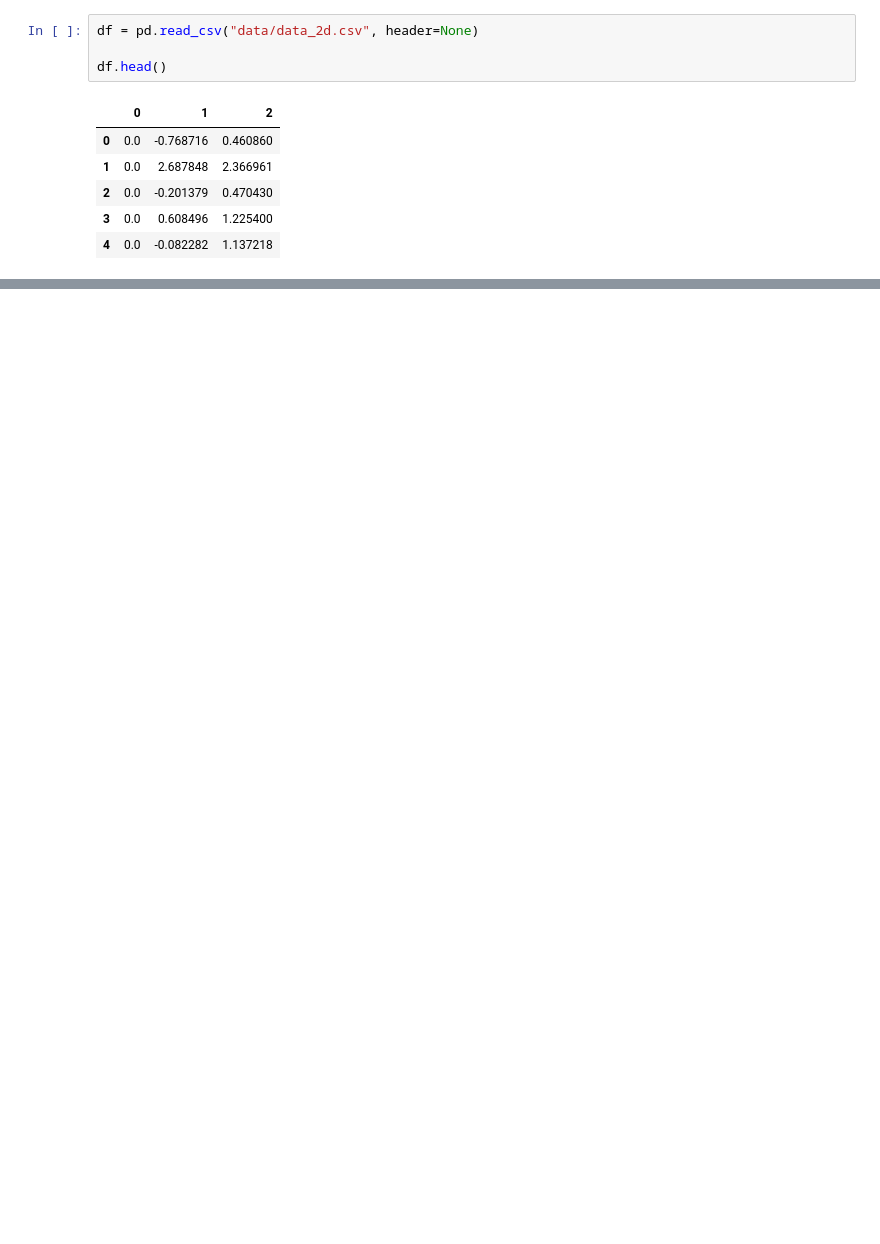
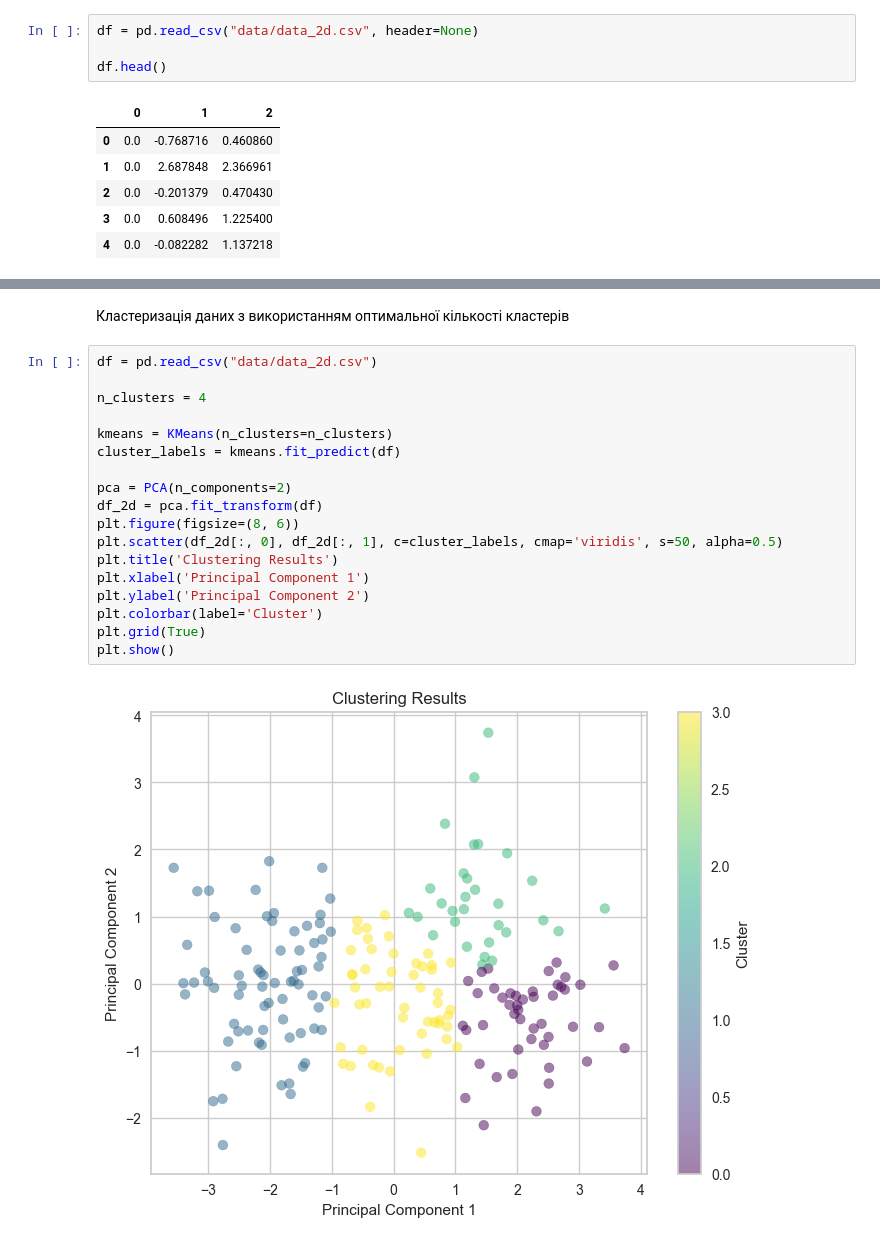
Before and after one commit to Artem-Shabaltun/goit_python_data_science_homework, a Jupyter notebook: Hw-6/HW-6.ipynb, the cells around one changed output, grey strips where cells are left out. Cells and saved outputs as stored; diff of their text form; blank space fills up the shorter version.

```diff
--- a/Hw-6/HW-6.ipynb
+++ b/Hw-6/HW-6.ipynb
@@ -46,0 +68,22 @@ mnist_df.shape
+# %% [markdown]
+Кластеризація даних з використанням оптимальної кількості кластерів
+# %%
+df = pd.read_csv("data/data_2d.csv")
+
+n_clusters = 4
+
+kmeans = KMeans(n_clusters=n_clusters)
+cluster_labels = kmeans.fit_predict(df)
+
+pca = PCA(n_components=2)
+df_2d = pca.fit_transform(df)
+plt.figure(figsize=(8, 6))
+plt.scatter(df_2d[:, 0], df_2d[:, 1], c=cluster_labels, cmap='viridis', s=50, alpha=0.5)
+plt.title('Clustering Results')
+plt.xlabel('Principal Component 1')
+plt.ylabel('Principal Component 2')
+plt.colorbar(label='Cluster')
+plt.grid(True)
+plt.show()
+# %% [output]
+[figure, added]
```
Also changed, not shown: parts of 13 cells of this notebook.
